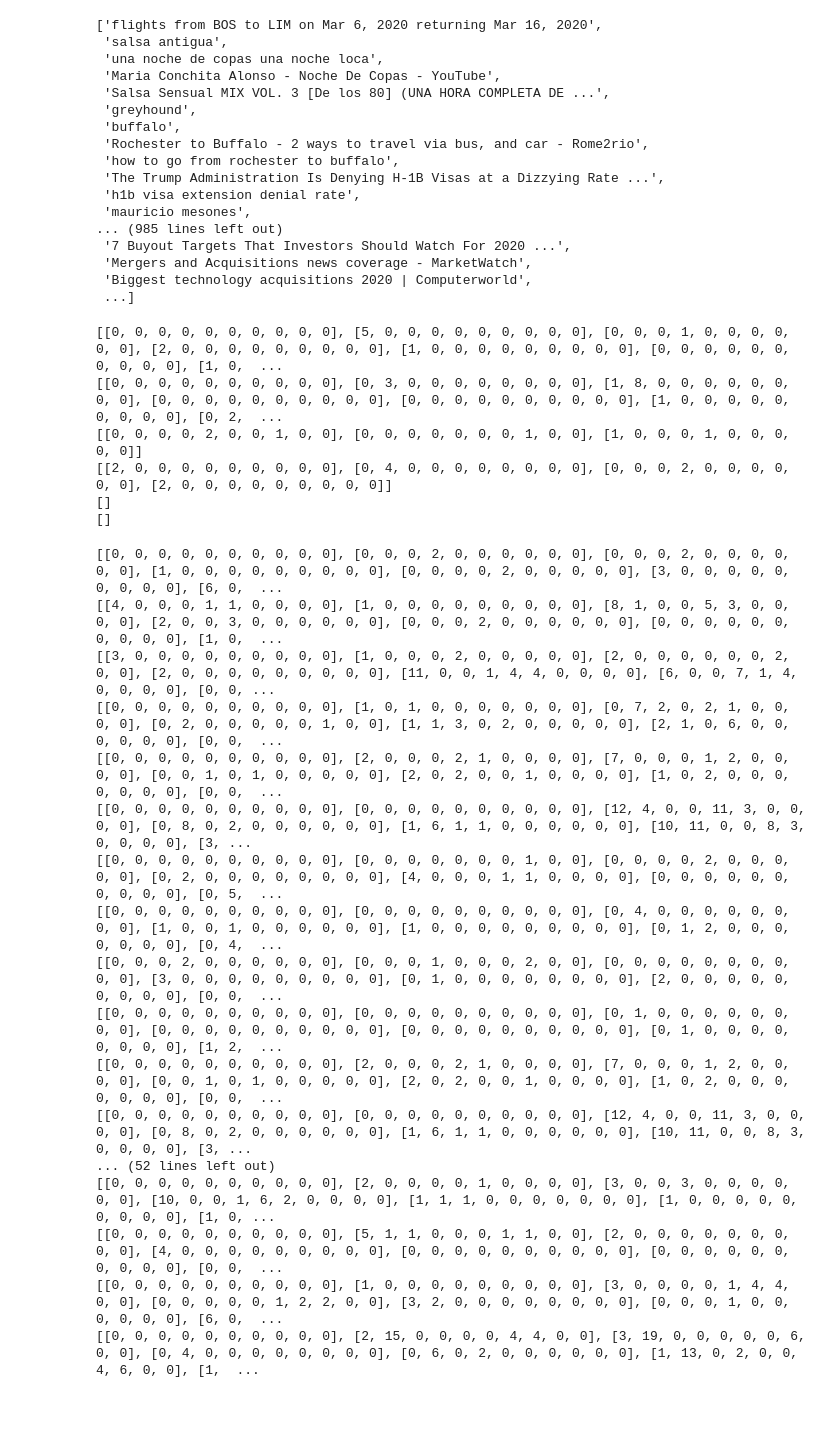
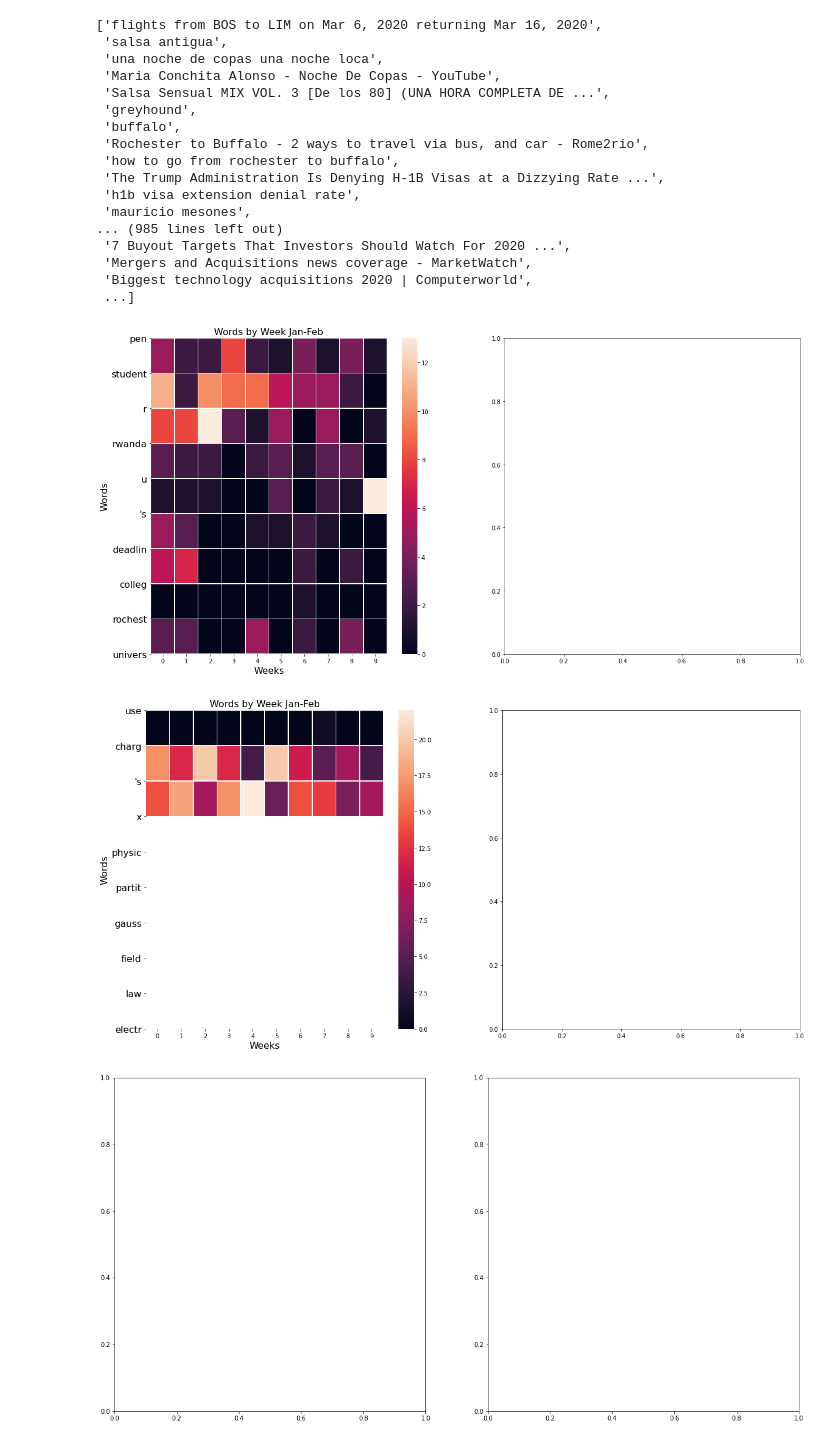
Before and after one commit to azaman13/covid19, a Jupyter notebook: Top_Words.ipynb, the cells around one changed output. Saved outputs shown, nothing was run; the diff lists cells and outputs as text; code cells hidden in the pictures; blank space fills up the shorter version.

```diff
--- a/Top_Words.ipynb
+++ b/Top_Words.ipynb
@@ -63,7 +64,7 @@ def df_mar_ap(df):
 def tokenize_stem(df):
     searches = df['query'].tolist()
     tokens = []
-    punct_list ={'-',':','&','|', 'https', 'http', '...', ',', '?', '+', '(', ')', '*', '$', '@', '%', '^', '~'}
+    punct_list ={'-',':','&','|', 'https', 'http', '...', ',', '?', '+', '(', ')', '*', '$', '@', '%', '^', '~', '.'}
     for q in searches:
         sublist = word_tokenize(q)
         for token in sublist:
@@ -75,7 +76,7 @@ def tokenize_stem(df):
 #Tokenizes/stems queries in list
 def tokenize_list(searches):
     tokens = []
-    punct_list ={'-',':','&','|', 'https', 'http', '...', ',', '?', '+', '(', ')', '*', '$', '@', '%', '^', '~'}
+    punct_list ={'-',':','&','|', 'https', 'http', '...', ',', '?', '+', '(', ')', '*', '$', '@', '%', '^', '~', '.'}
     for q in searches:
         sublist = word_tokenize(q)
         for token in sublist:
@@ -96,20 +97,20 @@ def top_ten(searchlist):
 
 #Creates two dicts
 
-def make_dict(listofStr):
-    return { i : listOfStr[i] for i in range(0, len(listOfStr) ) }
-def make_dict2(listofStr):
-    dict_1 = make_dict(listofStr)
+def make_dict(string_list):
+    return { i : string_list[i] for i in range(0, len(string_list) ) }
+def make_dict2(string_list):
+    dict_1 = make_dict(string_list)
     return { v : k for k, v in dict_1.items()}
 
 #Gets weekly distribution for top ten terms- wrapper function
 def get_counts(data):
 
-    listOfStr = top_ten(tokenize_stem(data))
+    string_list = top_ten(tokenize_stem(data))
 
     data['datetime']= pd.to_datetime(data['datetime'])
-    dictOfWords = make_dict(listOfStr)
-    dictOfWords2 = make_dict2(listOfStr)
+    dictOfWords = make_dict(string_list)
+    dictOfWords2 = make_dict2(string_list)
 
     history = []
     weekly_totals = []
@@ -150,36 +151,35 @@ for week, wdf in data.set_index('datetime').groupby(pd.Grouper(freq='W')):
 # %%
 #For each user
-files = glob.glob('/Users/jane/Desktop/search+youtube_v4/*.csv')
+files = glob.glob('/Users/miriamblumenthal/Desktop/Desktop/GoogleTake2/search+youtube_v4/*.csv')
 
+count = 0
 for f in files:
     id_ = f.split('/')[-1].split('.')[0]
     frame = pd.read_csv(f)
     jan_feb = df_jan_feb(frame)
     mar_ap = df_mar_ap(frame)
 
-    print(get_counts(jan_feb))
-    print(get_counts(mar_ap))
+#     print(get_counts(jan_feb))
+#     print(get_counts(mar_ap))
+    f, axes = plt.subplots(1, 2, figsize=(20, 10))
+    jan_feb_list = np.array(get_counts(jan_feb))
+    mar_ap_list = np.array(get_counts(mar_ap))
+#     print(jan_feb_list)
+
+    if jan_feb_list.sum() > 0:
+        sns.heatmap(jan_feb_list,linewidths=.5,ax=axes[0])
+        axes[0].set_xlabel('Weeks', fontsize=16)
+        axes[0].set_ylabel('Words', fontsize=16)
+        axes[0].set_yticks([9,8,7,6,5,4,3,2,1,0])
+
+        word_list = top_ten(tokenize_stem(jan_feb))
+        axes[0].set_yticklabels(word_list, fontsize=16, rotation=360)
+        axes[0].set_title('Words by Week Jan-Feb', fontsize=16)
+    count += 1
+
+    if count > 10:
+        break
 # %% [output]
-[[0, 0, 0, 0, 0, 0, 0, 0, 0, 0], [5, 0, 0, 0, 0, 0, 0, 0, 0, 0], [0, 0, 0, 1, 0, 0, 0, 0, 0, 0], [2, 0, 0, 0, 0, 0, 0, 0, 0, 0], [1, 0, 0, 0, 0, 0, 0, 0, 0, 0], [0, 0, 0, 0, 0, 0, 0, 0, 0, 0], [1, 0,  ...
-[[0, 0, 0, 0, 0, 0, 0, 0, 0, 0], [0, 3, 0, 0, 0, 0, 0, 0, 0, 0], [1, 8, 0, 0, 0, 0, 0, 0, 0, 0], [0, 0, 0, 0, 0, 0, 0, 0, 0, 0], [0, 0, 0, 0, 0, 0, 0, 0, 0, 0], [1, 0, 0, 0, 0, 0, 0, 0, 0, 0], [0, 2,  ...
-[[0, 0, 0, 0, 2, 0, 0, 1, 0, 0], [0, 0, 0, 0, 0, 0, 0, 1, 0, 0], [1, 0, 0, 0, 1, 0, 0, 0, 0, 0]]
-[[2, 0, 0, 0, 0, 0, 0, 0, 0, 0], [0, 4, 0, 0, 0, 0, 0, 0, 0, 0], [0, 0, 0, 2, 0, 0, 0, 0, 0, 0], [2, 0, 0, 0, 0, 0, 0, 0, 0, 0]]
-[]
-[]
-[[0, 0, 0, 0, 0, 0, 0, 0, 0, 0], [0, 0, 0, 2, 0, 0, 0, 0, 0, 0], [0, 0, 0, 2, 0, 0, 0, 0, 0, 0], [1, 0, 0, 0, 0, 0, 0, 0, 0, 0], [0, 0, 0, 0, 2, 0, 0, 0, 0, 0], [3, 0, 0, 0, 0, 0, 0, 0, 0, 0], [6, 0,  ...
-[[4, 0, 0, 0, 1, 1, 0, 0, 0, 0], [1, 0, 0, 0, 0, 0, 0, 0, 0, 0], [8, 1, 0, 0, 5, 3, 0, 0, 0, 0], [2, 0, 0, 3, 0, 0, 0, 0, 0, 0], [0, 0, 0, 2, 0, 0, 0, 0, 0, 0], [0, 0, 0, 0, 0, 0, 0, 0, 0, 0], [1, 0,  ...
-[[3, 0, 0, 0, 0, 0, 0, 0, 0, 0], [1, 0, 0, 0, 2, 0, 0, 0, 0, 0], [2, 0, 0, 0, 0, 0, 0, 2, 0, 0], [2, 0, 0, 0, 0, 0, 0, 0, 0, 0], [11, 0, 0, 1, 4, 4, 0, 0, 0, 0], [6, 0, 0, 7, 1, 4, 0, 0, 0, 0], [0, 0, ...
-[[0, 0, 0, 0, 0, 0, 0, 0, 0, 0], [1, 0, 1, 0, 0, 0, 0, 0, 0, 0], [0, 7, 2, 0, 2, 1, 0, 0, 0, 0], [0, 2, 0, 0, 0, 0, 0, 1, 0, 0], [1, 1, 3, 0, 2, 0, 0, 0, 0, 0], [2, 1, 0, 6, 0, 0, 0, 0, 0, 0], [0, 0,  ...
-[[0, 0, 0, 0, 0, 0, 0, 0, 0, 0], [2, 0, 0, 0, 2, 1, 0, 0, 0, 0], [7, 0, 0, 0, 1, 2, 0, 0, 0, 0], [0, 0, 1, 0, 1, 0, 0, 0, 0, 0], [2, 0, 2, 0, 0, 1, 0, 0, 0, 0], [1, 0, 2, 0, 0, 0, 0, 0, 0, 0], [0, 0,  ...
-[[0, 0, 0, 0, 0, 0, 0, 0, 0, 0], [0, 0, 0, 0, 0, 0, 0, 0, 0, 0], [12, 4, 0, 0, 11, 3, 0, 0, 0, 0], [0, 8, 0, 2, 0, 0, 0, 0, 0, 0], [1, 6, 1, 1, 0, 0, 0, 0, 0, 0], [10, 11, 0, 0, 8, 3, 0, 0, 0, 0], [3, ...
-[[0, 0, 0, 0, 0, 0, 0, 0, 0, 0], [0, 0, 0, 0, 0, 0, 0, 1, 0, 0], [0, 0, 0, 0, 2, 0, 0, 0, 0, 0], [0, 2, 0, 0, 0, 0, 0, 0, 0, 0], [4, 0, 0, 0, 1, 1, 0, 0, 0, 0], [0, 0, 0, 0, 0, 0, 0, 0, 0, 0], [0, 5,  ...
-[[0, 0, 0, 0, 0, 0, 0, 0, 0, 0], [0, 0, 0, 0, 0, 0, 0, 0, 0, 0], [0, 4, 0, 0, 0, 0, 0, 0, 0, 0], [1, 0, 0, 1, 0, 0, 0, 0, 0, 0], [1, 0, 0, 0, 0, 0, 0, 0, 0, 0], [0, 1, 2, 0, 0, 0, 0, 0, 0, 0], [0, 4,  ...
-[[0, 0, 0, 2, 0, 0, 0, 0, 0, 0], [0, 0, 0, 1, 0, 0, 0, 2, 0, 0], [0, 0, 0, 0, 0, 0, 0, 0, 0, 0], [3, 0, 0, 0, 0, 0, 0, 0, 0, 0], [0, 1, 0, 0, 0, 0, 0, 0, 0, 0], [2, 0, 0, 0, 0, 0, 0, 0, 0, 0], [0, 0,  ...
-[[0, 0, 0, 0, 0, 0, 0, 0, 0, 0], [0, 0, 0, 0, 0, 0, 0, 0, 0, 0], [0, 1, 0, 0, 0, 0, 0, 0, 0, 0], [0, 0, 0, 0, 0, 0, 0, 0, 0, 0], [0, 0, 0, 0, 0, 0, 0, 0, 0, 0], [0, 1, 0, 0, 0, 0, 0, 0, 0, 0], [1, 2,  ...
-[[0, 0, 0, 0, 0, 0, 0, 0, 0, 0], [2, 0, 0, 0, 2, 1, 0, 0, 0, 0], [7, 0, 0, 0, 1, 2, 0, 0, 0, 0], [0, 0, 1, 0, 1, 0, 0, 0, 0, 0], [2, 0, 2, 0, 0, 1, 0, 0, 0, 0], [1, 0, 2, 0, 0, 0, 0, 0, 0, 0], [0, 0,  ...
-[[0, 0, 0, 0, 0, 0, 0, 0, 0, 0], [0, 0, 0, 0, 0, 0, 0, 0, 0, 0], [12, 4, 0, 0, 11, 3, 0, 0, 0, 0], [0, 8, 0, 2, 0, 0, 0, 0, 0, 0], [1, 6, 1, 1, 0, 0, 0, 0, 0, 0], [10, 11, 0, 0, 8, 3, 0, 0, 0, 0], [3, ...
-... (52 lines left out)
-[[0, 0, 0, 0, 0, 0, 0, 0, 0, 0], [2, 0, 0, 0, 0, 1, 0, 0, 0, 0], [3, 0, 0, 3, 0, 0, 0, 0, 0, 0], [10, 0, 0, 1, 6, 2, 0, 0, 0, 0], [1, 1, 1, 0, 0, 0, 0, 0, 0, 0], [1, 0, 0, 0, 0, 0, 0, 0, 0, 0], [1, 0, ...
-[[0, 0, 0, 0, 0, 0, 0, 0, 0, 0], [5, 1, 1, 0, 0, 0, 1, 1, 0, 0], [2, 0, 0, 0, 0, 0, 0, 0, 0, 0], [4, 0, 0, 0, 0, 0, 0, 0, 0, 0], [0, 0, 0, 0, 0, 0, 0, 0, 0, 0], [0, 0, 0, 0, 0, 0, 0, 0, 0, 0], [0, 0,  ...
-[[0, 0, 0, 0, 0, 0, 0, 0, 0, 0], [1, 0, 0, 0, 0, 0, 0, 0, 0, 0], [3, 0, 0, 0, 0, 1, 4, 4, 0, 0], [0, 0, 0, 0, 0, 1, 2, 2, 0, 0], [3, 2, 0, 0, 0, 0, 0, 0, 0, 0], [0, 0, 0, 1, 0, 0, 0, 0, 0, 0], [6, 0,  ...
-[[0, 0, 0, 0, 0, 0, 0, 0, 0, 0], [2, 15, 0, 0, 0, 0, 4, 4, 0, 0], [3, 19, 0, 0, 0, 0, 0, 6, 0, 0], [0, 4, 0, 0, 0, 0, 0, 0, 0, 0], [0, 6, 0, 2, 0, 0, 0, 0, 0, 0], [1, 13, 0, 2, 0, 0, 4, 6, 0, 0], [1,  ...
+[figure, added]
+[figure, added]
+[figure, added]
```
Also changed, not shown: parts of 5 cells of this notebook.
